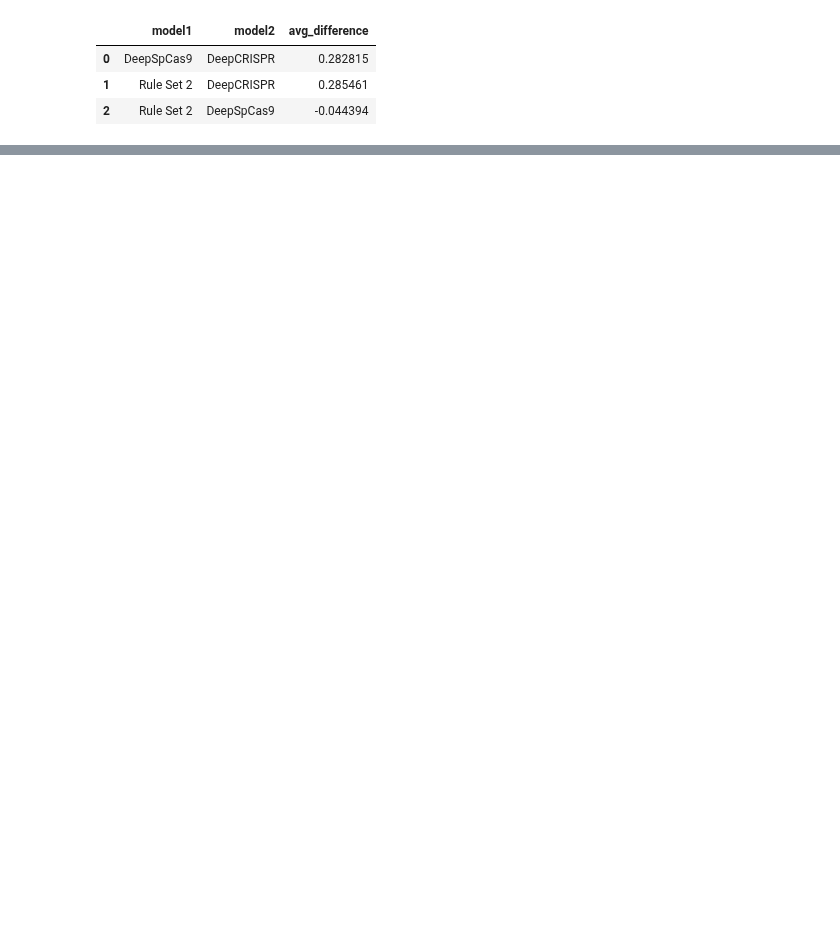
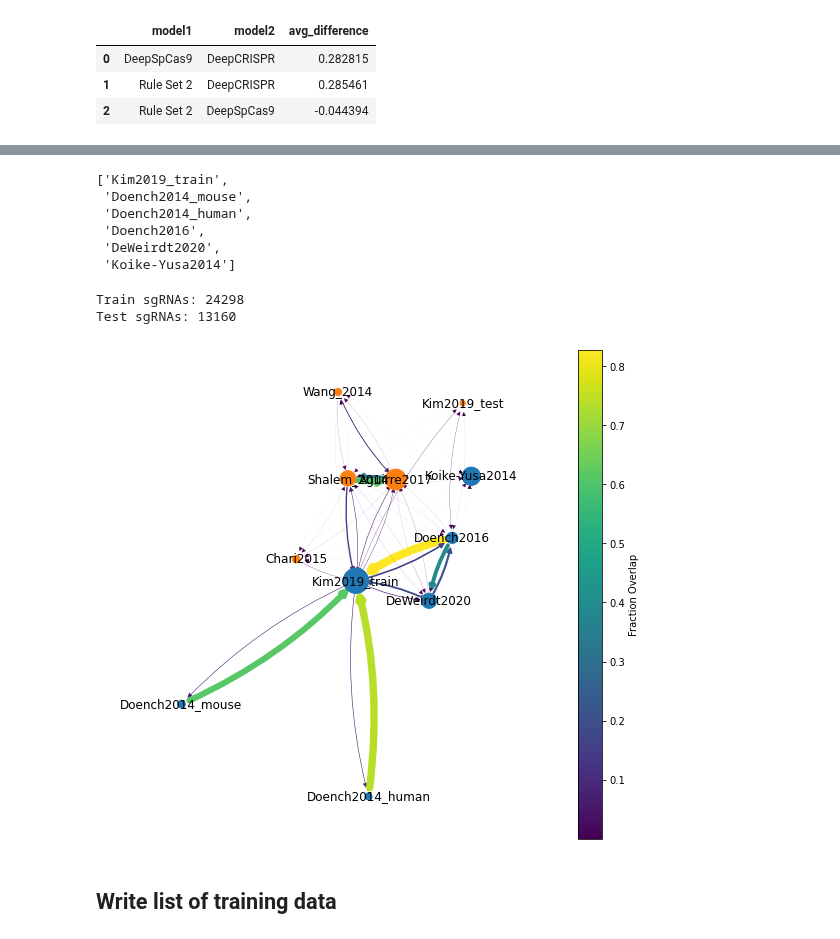
Before and after one commit to gpp-rnd/rs_dev, a Jupyter notebook: notebooks/02_get_SOA.ipynb, the cells around one changed output, grey strips where cells are left out. Drawn from its saved outputs; the diff is of its cells as text; code cells hidden in the pictures; blank space fills up the shorter version.

```diff
--- a/notebooks/02_get_SOA.ipynb
+++ b/notebooks/02_get_SOA.ipynb
@@ -152,0 +188,75 @@ average_difference
+# %%
+def get_overlapping_datasets(datasets, sink_node, data, threshold=0.2):
+    datasets.append(sink_node)
+    overlapping_nodes = data.loc[(data['name_2'] == sink_node) &
+                                 (data['fraction_overlap'] > threshold),
+                                 'name_1'].to_list()
+    if len(overlapping_nodes) != 0:
+        filtered_data = data[~data['name_1'].isin(overlapping_nodes)].copy()
+        for node in overlapping_nodes:
+            get_overlapping_datasets(datasets, node, filtered_data, threshold)
+
+train_datasets = []
+get_overlapping_datasets(train_datasets, 'Kim2019_train', dataset_overlap)
+get_overlapping_datasets(train_datasets, 'Koike-Yusa2014', dataset_overlap)
+train_datasets
+# %% [output]
+['Kim2019_train',
+ 'Doench2014_mouse',
+ 'Doench2014_human',
+ 'Doench2016',
+ 'DeWeirdt2020',
+ 'Koike-Yusa2014']
+# %%
+sgrna_train_dfs_list = list()
+sgrna_test_dfs_list = list()
+for ds in dataset_list:
+    if ds.name in train_datasets:
+        sgrna_train_dfs_list.append(ds.get_sg_df())
+    else:
+        sgrna_test_dfs_list.append(ds.get_sg_df())
+
+
+train_sgrna_df = (pd.concat(sgrna_train_dfs_list)
+                  .drop_duplicates())
+test_sgrna_df = (pd.concat(sgrna_test_dfs_list)
+                 .drop_duplicates())
+print("Train sgRNAs: " + str(train_sgrna_df.shape[0]))
+print("Test sgRNAs: " + str(test_sgrna_df.shape[0]))
+# %% [output]
+Train sgRNAs: 24298
+Test sgRNAs: 13160
+# %%
+data_summary_df = model_data_summary_df.loc[model_data_summary_df['data_type'] == 'dataset',
+                                            ['name', 'n_sgRNAs']].copy()
+data_summary_df['Train'] = data_summary_df['name'].isin(train_datasets)
+# %%
+G = nx.from_pandas_edgelist(dataset_overlap, 'name_1', 'name_2', 'fraction_overlap',
+                            create_using=nx.DiGraph())
+node_n_sgrnas = (data_summary_df
+                 .set_index('name')
+                 .to_dict(orient='index'))
+nx.set_node_attributes(G, node_n_sgrnas)
+plt.subplots(figsize=(10,9))
+# layout
+pos = nx.spring_layout(G, seed=7)
+# edges
+edge_width = [d['fraction_overlap']*10 for u, v, d in G.edges(data=True)]
+edge_color_scale = [d['fraction_overlap'] for u, v, d in G.edges(data=True)]
+edges = nx.draw_networkx_edges(G, pos, arrowstyle="-|>", connectionstyle="arc3,rad=0.1",
+                               width=edge_width, edge_color=edge_color_scale)
+pc = mpl.collections.PatchCollection(edges, cmap=plt.cm.viridis)
+pc.set_array(edge_color_scale)
+plt.colorbar(pc, label='Fraction Overlap')
+# nodes
+node_size = [d['n_sgRNAs'] * 0.05 for _, d in G.nodes(data=True)]
+node_color = ['tab:blue' if d['Train'] else 'tab:orange' for _, d in G.nodes(data=True)]
+nx.draw_networkx_nodes(G, pos, node_size=node_size, node_color=node_color)
+# labels
+nx.draw_networkx_labels(G, pos)
+plt.axis('off')
+plt.margins(x=0.2)
+# %% [output]
+[figure, added]
+# %% [markdown]
+## Write list of training data
```
Also changed, not shown: parts of 13 cells of this notebook, 4 other files.
